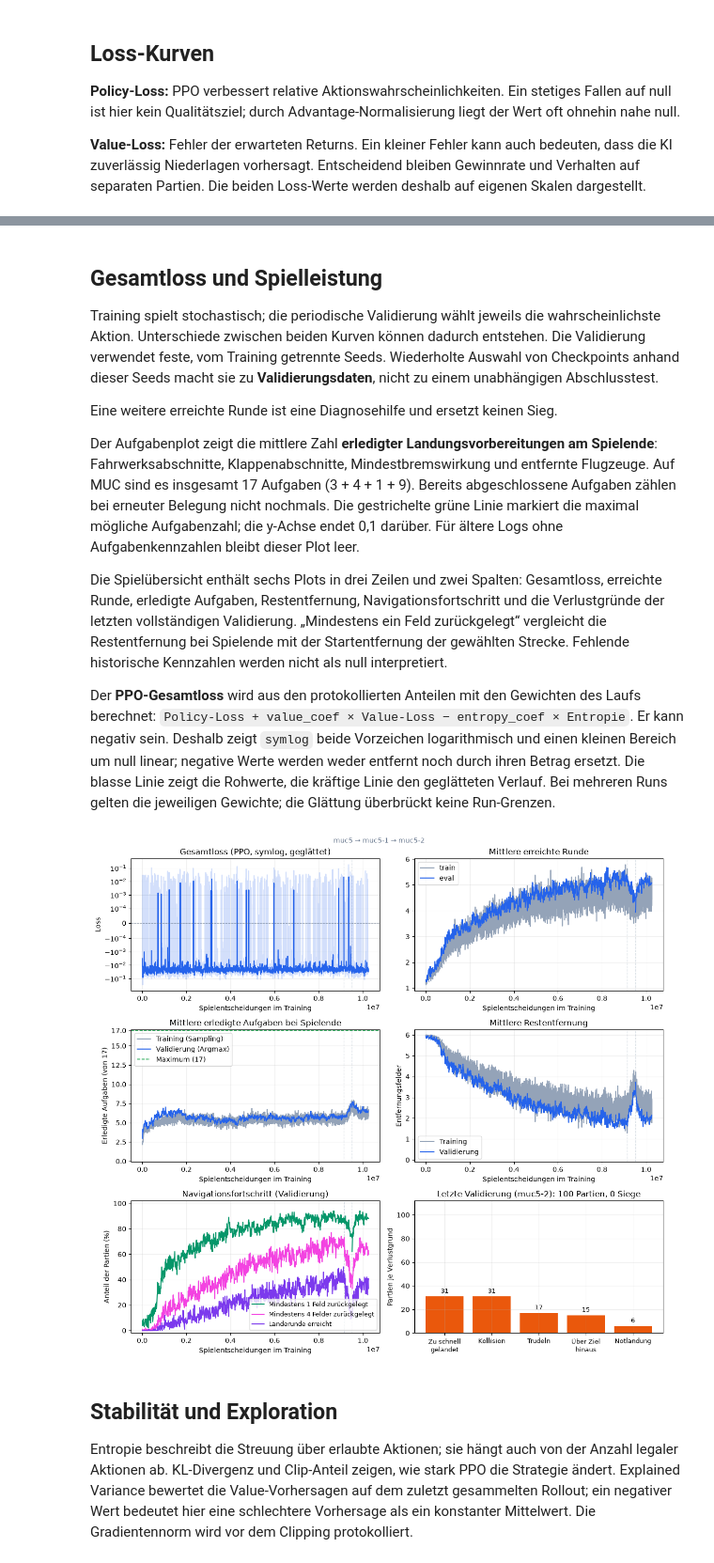
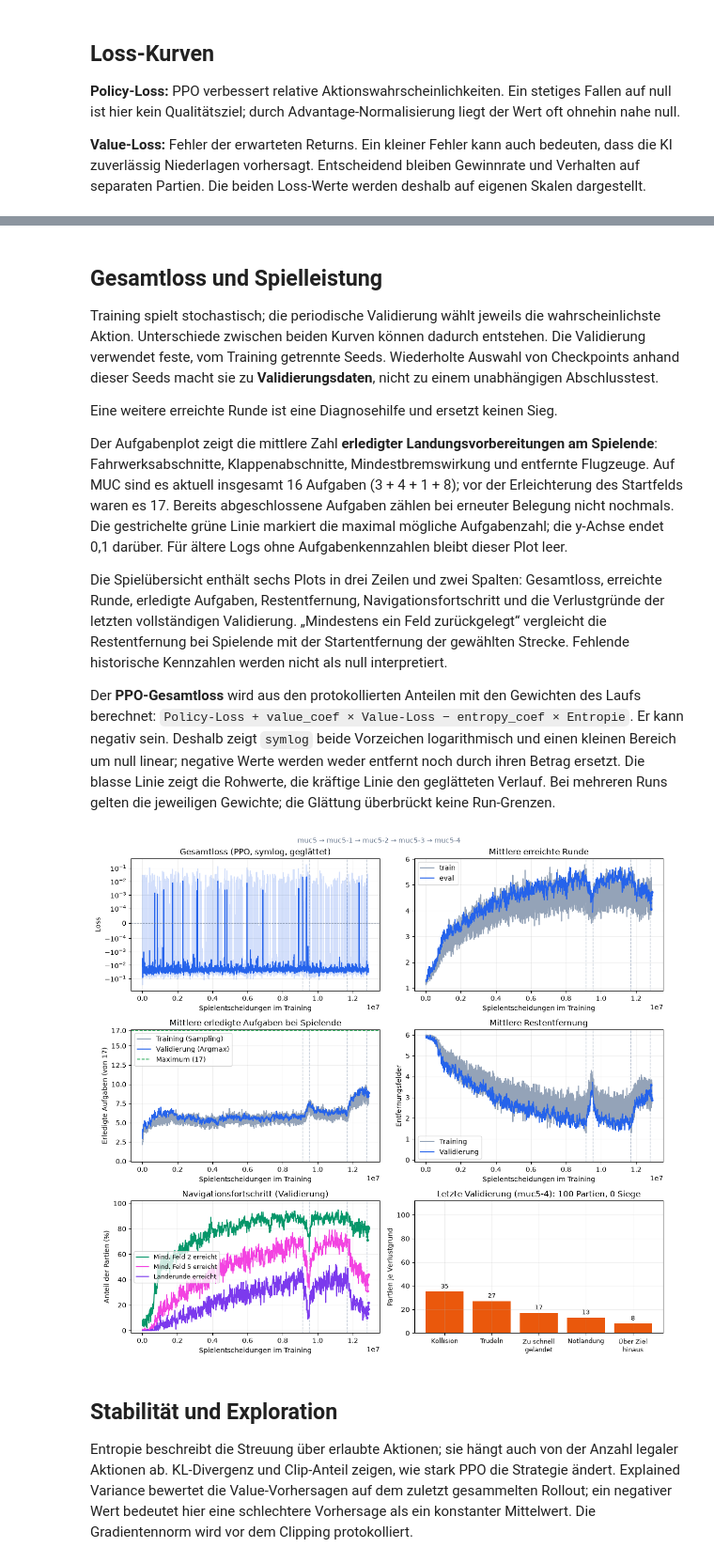
Before and after one commit to physilas/cockpit, a Jupyter notebook: ai/analysis.ipynb, the cells around one changed output, grey strips where cells are left out. Shown at 94% size. Saved outputs shown, nothing was run; the diff lists cells and outputs as text; code cells hidden in the pictures.

```diff
--- a/ai/analysis.ipynb
+++ b/ai/analysis.ipynb
@@ -21,7 +21,7 @@ if str(ROOT) not in sys.path:
 from ai.analysis_data import load_runs, number
 from ai.environment import CrewEnv
 
-RUN_NAMES = ["muc5", "muc5-1", "muc5-2"]  # Reihenfolge der Runs; einzeln z. B. ["muc5-2"].
+RUN_NAMES = ["muc5", "muc5-1", "muc5-2", "muc5-3", "muc5-4"]  # Reihenfolge der Runs; einzeln z. B. ["muc5-2"].
 SMOOTHING = 5
 SAVE_FIGURES = False  # Optional PNGs unter PLOT_DIR speichern.
 plt.rcParams.update({"figure.figsize": (12, 7), "axes.grid": True, "grid.alpha": 0.2})
@@ -62,8 +62,8 @@ def plot_metric(ax, key, label=None, smooth=False, scale=1, **kwargs):
 def finish(fig, name, time_axes=()):
     for ax in time_axes:
         for run in runs[1:]:
-            ax.axvline(run.start_step, color="#94a3b8", linewidth=0.9,
-                       linestyle="--", alpha=0.4, zorder=0, label="_nolegend_")
+            ax.axvline(run.start_step, color="#94a3b8", linewidth=1,
+                       linestyle="--", alpha=0.6, zorder=0, label="_nolegend_")
     if len(runs) > 1:
         fig.suptitle(" → ".join(run.name for run in runs), fontsize=10, color="#64748b")
     fig.tight_layout()
@@ -79,7 +79,7 @@ for run in runs:
 print(f"Gesamt: {len(metrics)} Updates | {len(episodes):,} abgeschlossene Partien | Export: {PLOT_DIR}")
 
 # Dieselben dauerhaften Vorbereitungen zählen wie im Aufgabenreward.
-# Die Startzahl wird aus der gewählten Strecke ermittelt (MUC: 17).
+# Die Startzahl wird aus der gewählten Strecke ermittelt (MUC aktuell: 16).
 initial_tasks_env = CrewEnv(airport=runs[0].config.get("airport", "MUC"))
 initial_tasks_env.reset(seed="analysis:initial-tasks")
 TOTAL_TASKS = sum(initial_tasks_env.unfinished_tasks().values())
@@ -125,7 +117,7 @@ Training spielt stochastisch; die periodische Validierung wählt jeweils die wah
 
 Eine weitere erreichte Runde ist eine Diagnosehilfe und ersetzt keinen Sieg.
 
-Der Aufgabenplot zeigt die mittlere Zahl **erledigter Landungsvorbereitungen am Spielende**: Fahrwerksabschnitte, Klappenabschnitte, Mindestbremswirkung und entfernte Flugzeuge. Auf MUC sind es insgesamt 17 Aufgaben (3 + 4 + 1 + 9). Bereits abgeschlossene Aufgaben zählen bei erneuter Belegung nicht nochmals. Die gestrichelte grüne Linie markiert die maximal mögliche Aufgabenzahl; die y-Achse endet 0,1 darüber. Für ältere Logs ohne Aufgabenkennzahlen bleibt dieser Plot leer.
+Der Aufgabenplot zeigt die mittlere Zahl **erledigter Landungsvorbereitungen am Spielende**: Fahrwerksabschnitte, Klappenabschnitte, Mindestbremswirkung und entfernte Flugzeuge. Auf MUC sind es aktuell insgesamt 16 Aufgaben (3 + 4 + 1 + 8); vor der Erleichterung des Startfelds waren es 17. Bereits abgeschlossene Aufgaben zählen bei erneuter Belegung nicht nochmals. Die gestrichelte grüne Linie markiert die maximal mögliche Aufgabenzahl; die y-Achse endet 0,1 darüber. Für ältere Logs ohne Aufgabenkennzahlen bleibt dieser Plot leer.
 
 Die Spielübersicht enthält sechs Plots in drei Zeilen und zwei Spalten: Gesamtloss, erreichte Runde, erledigte Aufgaben, Restentfernung, Navigationsfortschritt und die Verlustgründe der letzten vollständigen Validierung. „Mindestens ein Feld zurückgelegt“ vergleicht die Restentfernung bei Spielende mit der Startentfernung der gewählten Strecke. Fehlende historische Kennzahlen werden nicht als null interpretiert.
 
@@ -182,14 +174,14 @@ for row in validation_rows:
         row["eval_moved_4_rate"] = np.mean(np.array(distances) < (INITIAL_DISTANCE - 3))
 
 for key, label, color in [
-        ("eval_moved_1_rate", "Mindestens 1 Feld zurückgelegt", "#059669"),
-        ("eval_moved_4_rate", "Mindestens 4 Felder zurückgelegt", "#f343e1"),
+        ("eval_moved_1_rate", "Mind. Feld 2 erreicht", "#059669"),
+        ("eval_moved_4_rate", "Mind. Feld 5 erreicht", "#f343e1"),
         ("eval_landing_round_rate", "Landerunde erreicht", "#7c3aed")]:
     plot_metric(axes[2, 0], key, label, scale=100, color=color)
 axes[2, 0].set(title="Navigationsfortschritt (Validierung)", ylabel="Anteil der Partien (%)",
                xlabel="Spielentscheidungen im Training", ylim=(-2, 102))
 if axes[2, 0].lines:
-    axes[2, 0].legend(fontsize=9)
+    axes[2, 0].legend(fontsize=9, loc="center left")
 else:
     axes[2, 0].text(0.5, 0.5, "Keine Navigationsdaten in diesen Logs",
                     ha="center", va="center", transform=axes[2, 0].transAxes)
@@ -200,34 +192,34 @@ reason_labels = {
     "trudeln": "Trudeln", "kollision": "Kollision", "notlandung": "Notlandung",
     "zu_schnell_gelandet": "Zu schnell\ngelandet", "uebers_ziel_hinaus": "Über Ziel\nhinaus",
     "pflichtfelder_nicht_erfuellt": "Pflichtfelder\nnicht erfüllt",
     "ruder_verbotene_stellung": "Verbotene\nFluglage", "flugzeuge_uebrig": "Flugzeuge\nübrig",
     "fahrwerk_unvollstaendig": "Fahrwerk\nunvollständig",
     "landeklappen_unvollstaendig": "Klappen\nunvollständig",
     "nicht_waagerecht": "Nicht\nwaagerecht", "step_limit": "Schrittlimit",
     "no_legal_actions": "Keine erlaubte\nAktion",
 }
 reasons = Counter(reason for record in latest_validation
                   for reason in (record.get("reason") or "").split(",") if reason)
 if latest_validation:
     wins = sum(record["status"] == "gewonnen" for record in latest_validation)
     axes[2, 1].set_title(f"Letzte Validierung ({latest_validation_row['run_name']}): {len(latest_validation)} Partien, {wins} Siege")
     if reasons:
         items = reasons.most_common()
         bars = axes[2, 1].bar([reason_labels.get(reason, reason.replace("_", " ")) for reason, _ in items],
                               [count for _, count in items], color="#ea580c")
         axes[2, 1].bar_label(bars, padding=3, fontsize=9)
         axes[2, 1].tick_params(axis="x", labelsize=9)
     else:
         axes[2, 1].text(0.5, 0.5, "Keine Niederlagen", ha="center", va="center",
                         transform=axes[2, 1].transAxes)
     axes[2, 1].set(ylabel="Partien je Verlustgrund", ylim=(0, max(1, len(latest_validation)) * 1.12))
 else:
     axes[2, 1].set_title("Verlustgründe der letzten Validierung")
     axes[2, 1].text(0.5, 0.5, "Noch keine vollständige Validierung", ha="center", va="center",
                     transform=axes[2, 1].transAxes)
 finish(fig, "performance", time_axes=[*axes[0], *axes[1], axes[2, 0]])
 # %% [output]
-[figure, old version]
+[figure, new version]
 # %% [markdown]
 ## Stabilität und Exploration
 
```
Also changed, not shown: parts of 4 cells of this notebook, 6 other files.
